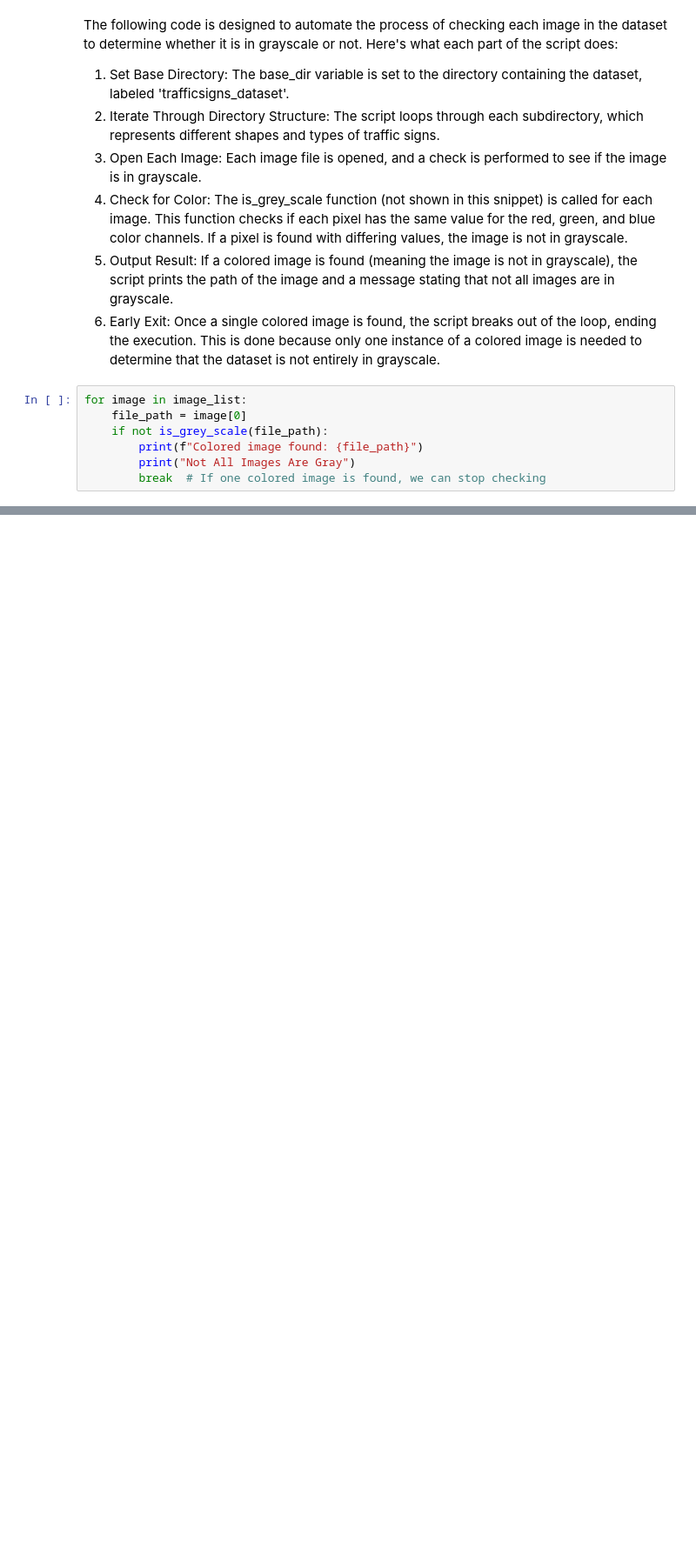
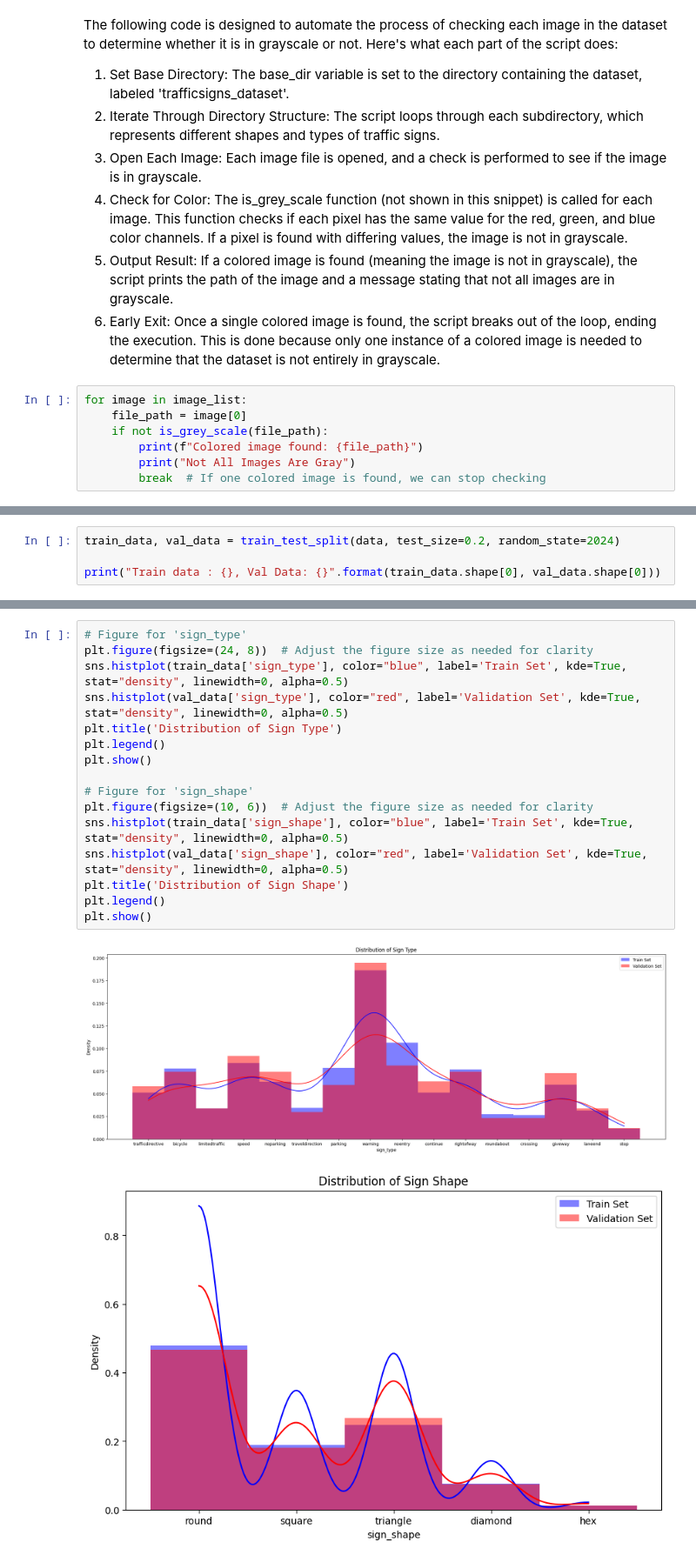
Before and after one commit to ayushpatel2002/Image-Classification-CNN, a Jupyter notebook: s3891013_s3769980.ipynb, the cells around one changed output, grey strips where cells are left out. Shown: that part at 87% size. Drawn from its saved outputs; the diff is of its cells as text; blank space fills up the shorter version.

Commit message:
Data Splitting and leakage checks

```diff
--- a/s3891013_s3769980.ipynb
+++ b/s3891013_s3769980.ipynb
@@ -185,0 +212,4 @@ for image in image_list:
+# %%
+train_data, val_data = train_test_split(data, test_size=0.2, random_state=2024)
+
+print("Train data : {}, Val Data: {}".format(train_data.shape[0], val_data.shape[0]))
@@ -185,0 +220,19 @@ for image in image_list:
+# %%
+# Figure for 'sign_type'
+plt.figure(figsize=(24, 8))  # Adjust the figure size as needed for clarity
+sns.histplot(train_data['sign_type'], color="blue", label='Train Set', kde=True, stat="density", linewidth=0, alpha=0.5)
+sns.histplot(val_data['sign_type'], color="red", label='Validation Set', kde=True, stat="density", linewidth=0, alpha=0.5)
+plt.title('Distribution of Sign Type')
+plt.legend()
+plt.show()
+
+# Figure for 'sign_shape'
+plt.figure(figsize=(10, 6))  # Adjust the figure size as needed for clarity
+sns.histplot(train_data['sign_shape'], color="blue", label='Train Set', kde=True, stat="density", linewidth=0, alpha=0.5)
+sns.histplot(val_data['sign_shape'], color="red", label='Validation Set', kde=True, stat="density", linewidth=0, alpha=0.5)
+plt.title('Distribution of Sign Shape')
+plt.legend()
+plt.show()
+# %% [output]
+[figure, added]
+[figure, added]
```
Also changed, not shown: parts of 7 cells of this notebook.
